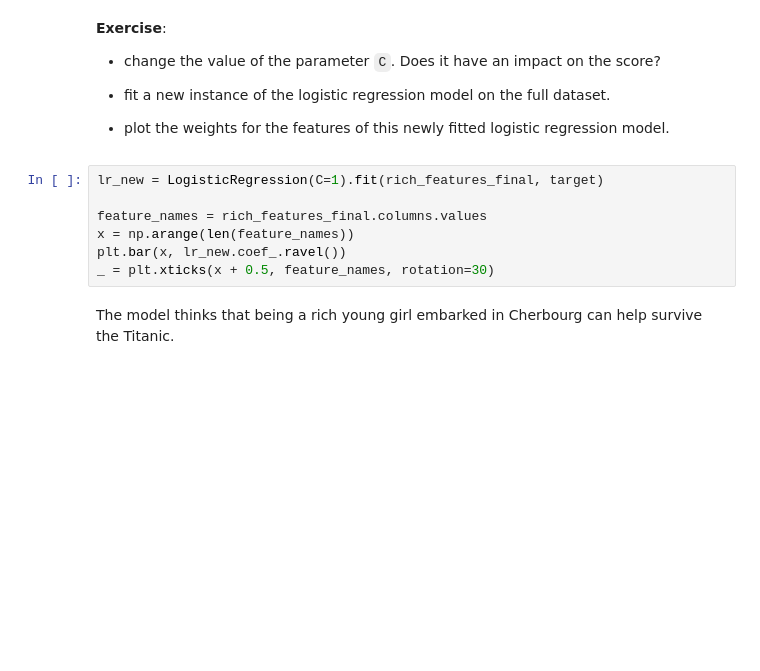
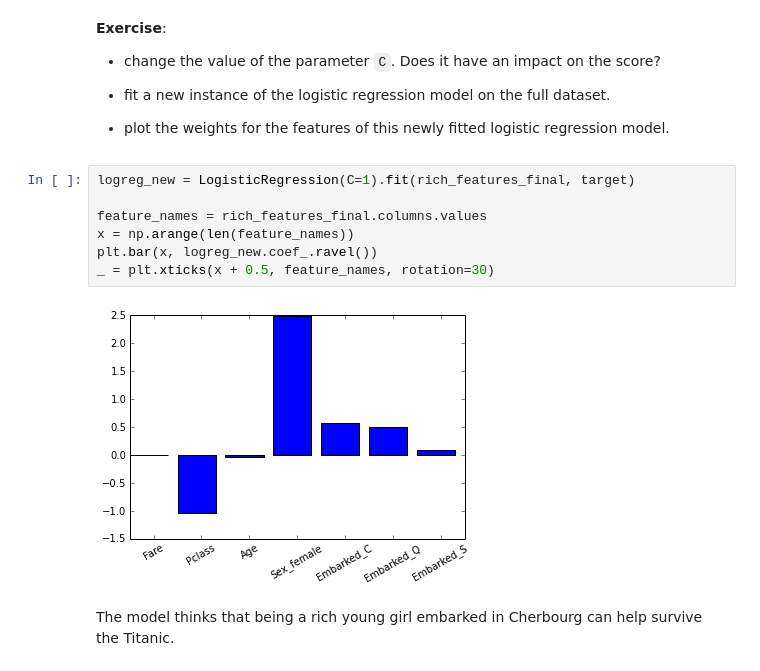
Before and after one commit to ogrisel/parallel_ml_tutorial, a Jupyter notebook: solutions/01 - An Introduction to Predictive Modeling in Python.ipynb, the cells around one changed output. Cells and saved outputs as stored; diff of their text form; blank space fills up the shorter version.

```diff
--- a/solutions/01 - An Introduction to Predictive Modeling in Python.ipynb
+++ b/solutions/01 - An Introduction to Predictive Modeling in Python.ipynb
@@ -324,12 +519,14 @@ print(scores.min(), scores.mean(), scores.max())
 
 - plot the weights for the features of this newly fitted logistic regression model.
 # %%
-lr_new = LogisticRegression(C=1).fit(rich_features_final, target)
+logreg_new = LogisticRegression(C=1).fit(rich_features_final, target)
 
 feature_names = rich_features_final.columns.values
 x = np.arange(len(feature_names))
-plt.bar(x, lr_new.coef_.ravel())
+plt.bar(x, logreg_new.coef_.ravel())
 _ = plt.xticks(x + 0.5, feature_names, rotation=30)
+# %% [output]
+[figure, added]
 # %% [markdown]
 The model thinks that being a rich young girl embarked in Cherbourg can help survive the Titanic.
 # %% [markdown]
```
Also changed, not shown: parts of 61 cells of this notebook, 1 other file.
